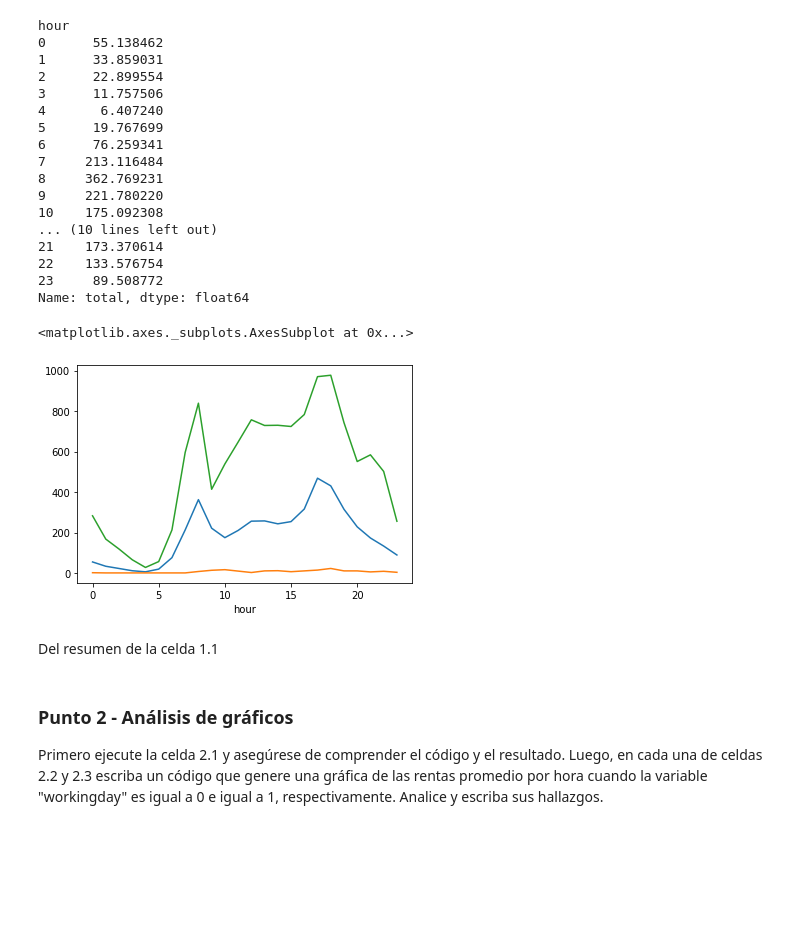
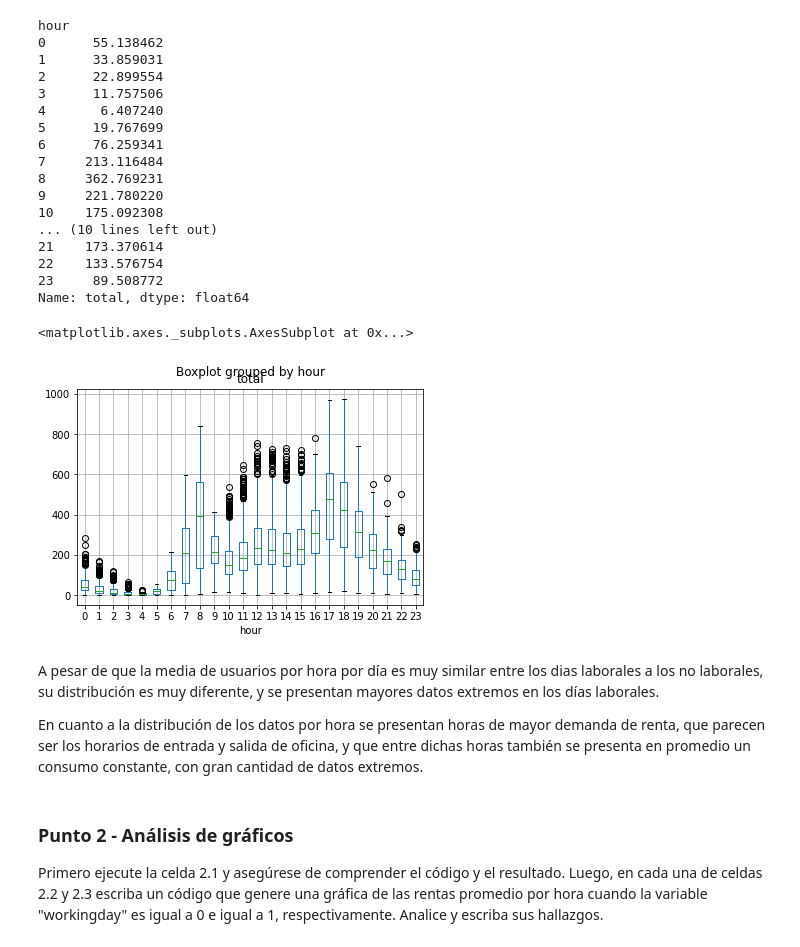
Before and after one commit to gparrag/MIAD_ML_and_NLP, a Jupyter notebook: Semana 1/S1TC1_arboles_ensamblajes.ipynb, the cells around one changed output. Drawn from its saved outputs; the diff is of its cells as text; code cells hidden in the pictures; blank space fills up the shorter version.

```diff
--- a/Semana 1/S1TC1_arboles_ensamblajes.ipynb
+++ b/Semana 1/S1TC1_arboles_ensamblajes.ipynb
@@ -71,15 +76,15 @@ hour
 22    133.576754
 23     89.508772
 Name: total, dtype: float64
-# %%
-bikes.groupby('hour').total.mean().plot.line()
-bikes.groupby('hour').total.min().plot.line()
-bikes.groupby('hour').total.max().plot.line()
-# %% [output]
-<matplotlib.axes._subplots.AxesSubplot at 0x...>
-[figure, removed]
-# %% [markdown]
-Del resumen de la celda 1.1
+# %%
+bikes.boxplot(column='total',by='hour')
+# %% [output]
+<matplotlib.axes._subplots.AxesSubplot at 0x...>
+[figure, added]
+# %% [markdown]
+A pesar de que la media de usuarios por hora por día es muy similar entre los dias laborales a los no laborales, su distribución es muy diferente, y se presentan mayores datos extremos en los días laborales.
+
+En cuanto a la distribución de los datos por hora se presentan horas de mayor demanda de renta, que parecen ser los horarios de entrada y salida de oficina, y que entre dichas horas también se presenta en promedio un consumo constante, con gran cantidad de datos extremos.
 # %% [markdown]
 ### Punto 2 - Análisis de gráficos
 
```
Also changed, not shown: parts of 9 cells of this notebook.
